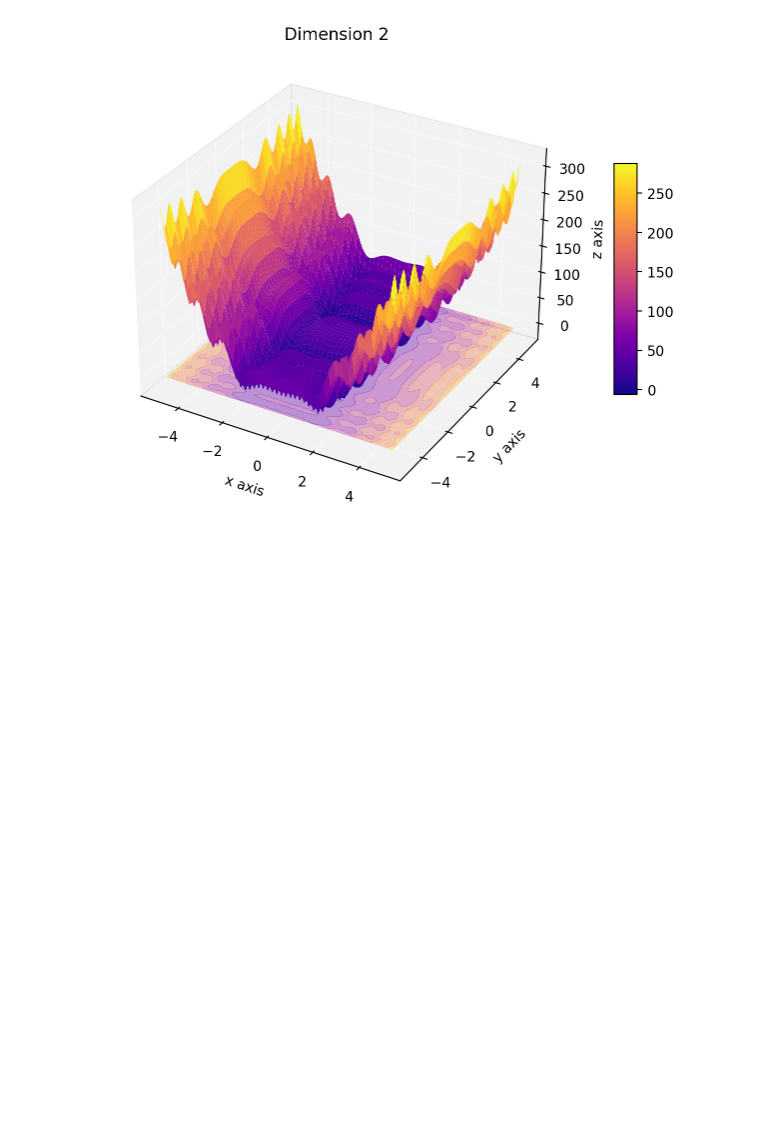
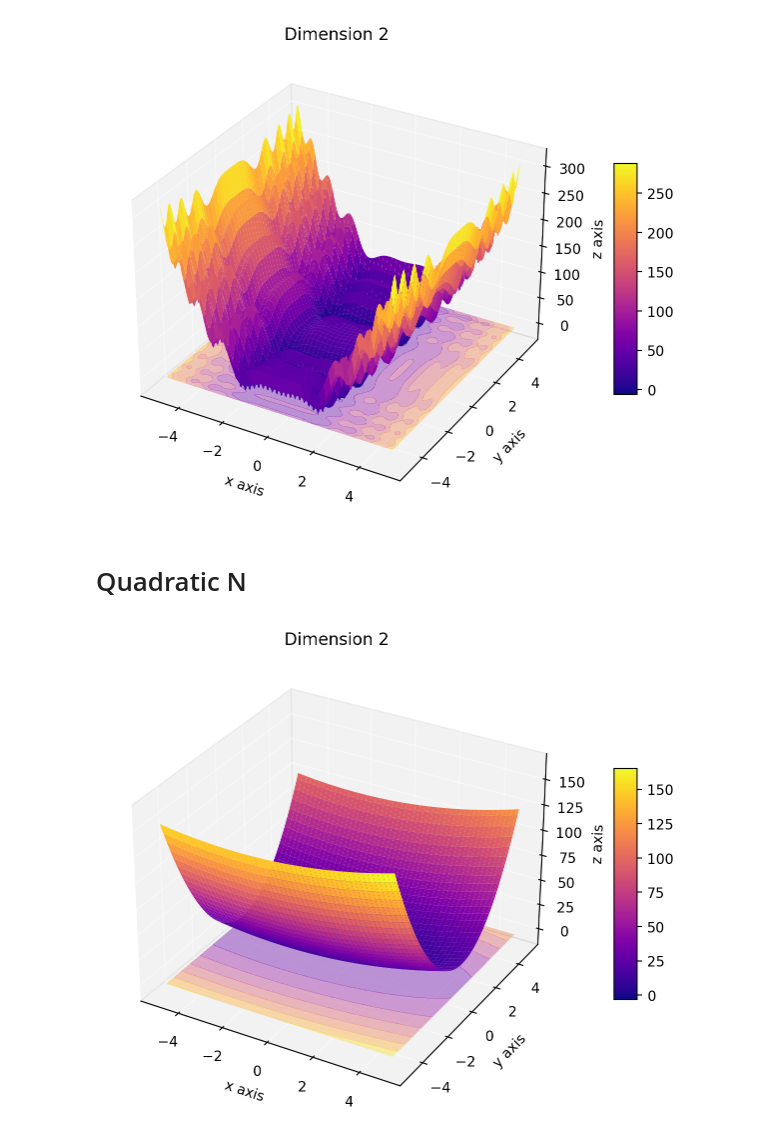
Before and after one commit to Mousteph/Descent, a Jupyter notebook: figures.ipynb, the cells around one changed output. Drawn from its saved outputs; the diff is of its cells as text; code cells hidden in the pictures; blank space fills up the shorter version.

Commit message:
(add) quadratic n

```diff
--- a/figures.ipynb
+++ b/figures.ipynb
@@ -51,3 +49,11 @@ multitrous_3d = Multitrous3D(np.array([10, 1]))
 multitrous_3d.figure(X)
 # %% [output]
 [figure]
+# %% [markdown]
+# Quadratic N
+# %%
+A, b = create_system(2)
+quatratic_n = QuadraticN(A, b)
+quatratic_n.figure()
+# %% [output]
+[figure, added]
```
Also changed, not shown: parts of 2 cells of this notebook, 4 other files.
